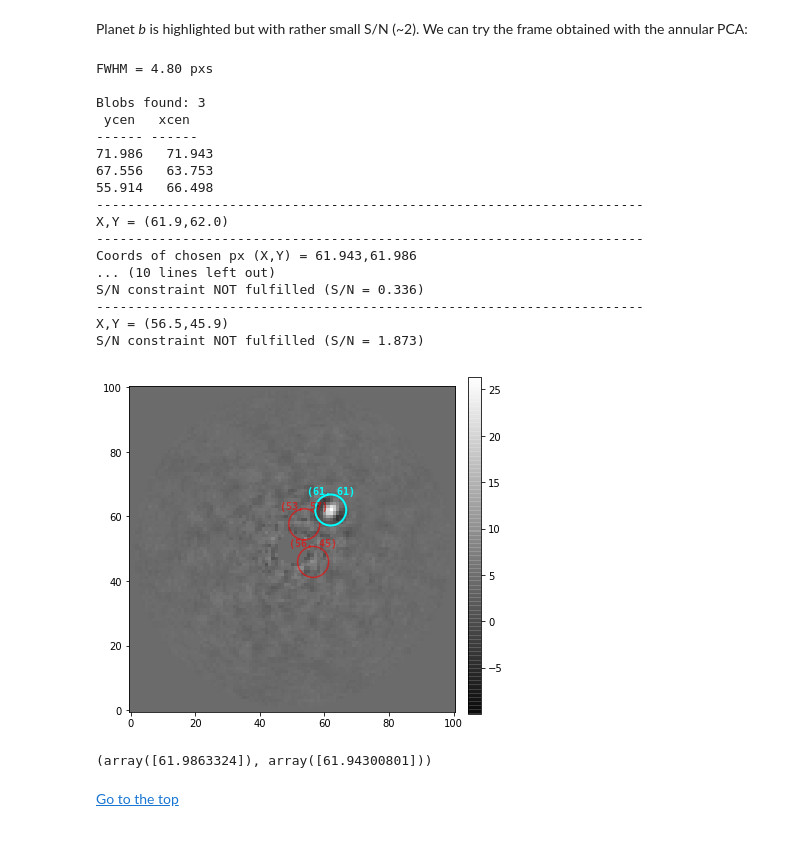
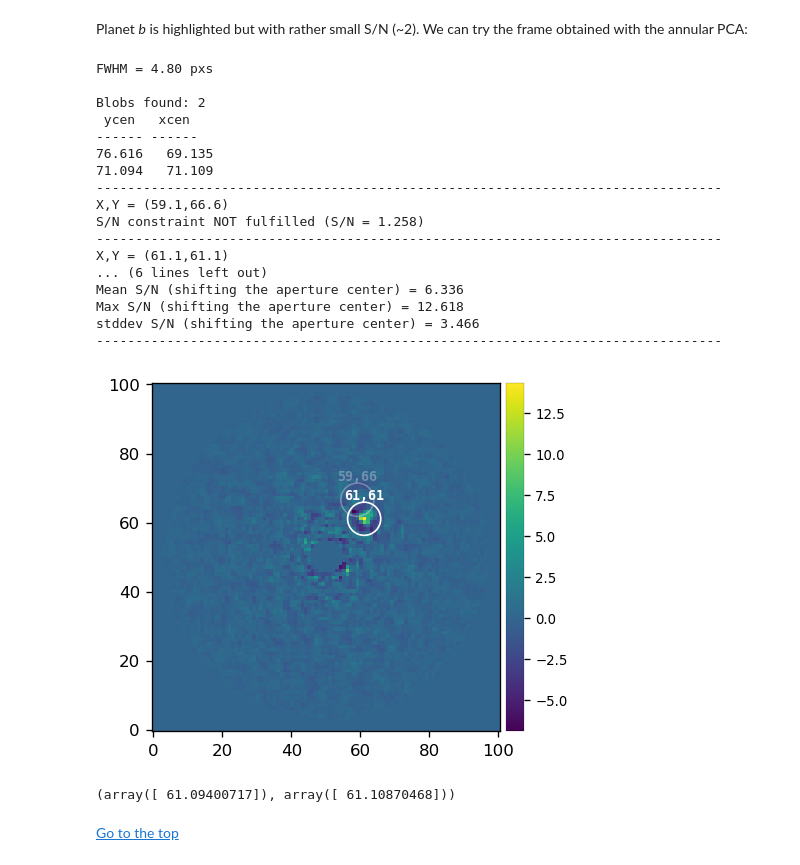
Before and after one commit to carlos-gg/VIP_extras, a Jupyter notebook: Tutorial1_VIP_adi_pre-postproc_fluxpos_ccs.ipynb, the cells around one changed output. Saved outputs shown, nothing was run; the diff lists cells and outputs as text; code cells hidden in the pictures.

```diff
--- a/Tutorial1_VIP_adi_pre-postproc_fluxpos_ccs.ipynb
+++ b/Tutorial1_VIP_adi_pre-postproc_fluxpos_ccs.ipynb
@@ -123,7 +126,7 @@ print(fwhm_naco)
 # %% [markdown]
 Let's normalize the flux to one in a 1xFWHM aperture and crop the PSF array:
 # %%
-psfn = vip.phot.psf_norm(psf, fwhm_naco, size=19)
+psfn = vip.metrics.normalize_psf(psf, fwhm_naco, size=19)
 # %%
 plots(psfn, grid=True)
 # %% [output]
@@ -555,6 +544,6 @@ Running time:  0:00:16.771199
 # %% [markdown]
 The parameter `ncomp` can be set to *None* for letting the algorithm define automatically the number of PCs for each patch (instead of fixing it for all of them) by minimizing the change in the standard deviation of the  residuals after the subtraction of the PCA approximation, when increasing the PCs. This procedure is somewhat similar to Least-squares/LOCI. Let's try this and use 3 segments per annulus:
 # %%
-fr_pca_auto = pca_adi_annular(cube, angs, fwhm=fwhm_naco, ncomp=None, svd_mode='lapack',
-                              asize=2, delta_rot=0.5, n_segments=3, tol=0.1, verbose=True)
+fr_pca_auto = pca_annular(cube, angs, fwhm=fwhm_naco, ncomp=None, svd_mode='lapack',
+                              asize=8, delta_rot=0.5, n_segments=3, tol=0.1, verbose=True)
 # %% [output]
@@ -744,28 +733,28 @@ S/N constraint NOT fulfilled (S/N = 1.094)
 # %% [markdown]
 Planet *b* is highlighted but with rather small S/N (~2). We can try the frame obtained with the annular PCA:
 # %%
-vip.phot.detection(fr_pca_quadan_auto, psfn, bkg_sigma=3, debug=False, mode='log',
+vip.metrics.detection(fr_pca_auto, psfn, bkg_sigma=3, debug=False, mode='log',
                    snr_thresh=5, plot=True, verbose=True)
 # %% [output]
 FWHM = 4.80 pxs
 
-Blobs found: 3
+Blobs found: 2
  ycen   xcen
 ------ ------
-71.986   71.943
-67.556   63.753
-55.914   66.498
-----------------------------------------------------------------------
-X,Y = (61.9,62.0)
-----------------------------------------------------------------------
-Coords of chosen px (X,Y) = 61.943,61.986
-... (10 lines left out)
-S/N constraint NOT fulfilled (S/N = 0.336)
-----------------------------------------------------------------------
-X,Y = (56.5,45.9)
-S/N constraint NOT fulfilled (S/N = 1.873)
+76.616   69.135
+71.094   71.109
+--------------------------------------------------------------------------------
+X,Y = (59.1,66.6)
+S/N constraint NOT fulfilled (S/N = 1.258)
+--------------------------------------------------------------------------------
+X,Y = (61.1,61.1)
+... (6 lines left out)
+Mean S/N (shifting the aperture center) = 6.336
+Max S/N (shifting the aperture center) = 12.618
+stddev S/N (shifting the aperture center) = 3.466
+--------------------------------------------------------------------------------
-[figure, old version]
+[figure, new version]
-(array([61.9863324]), array([61.94300801]))
+(array([ 61.09400717]), array([ 61.10870468]))
 # %% [markdown]
 [Go to the top](#Table-of-contents)
 # %% [markdown]
```
Also changed, not shown: parts of 70 cells of this notebook.
